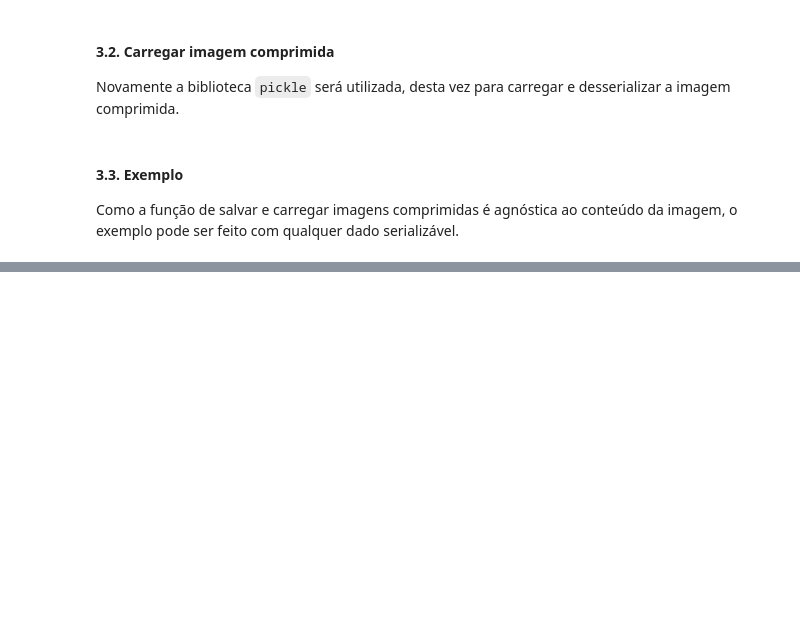
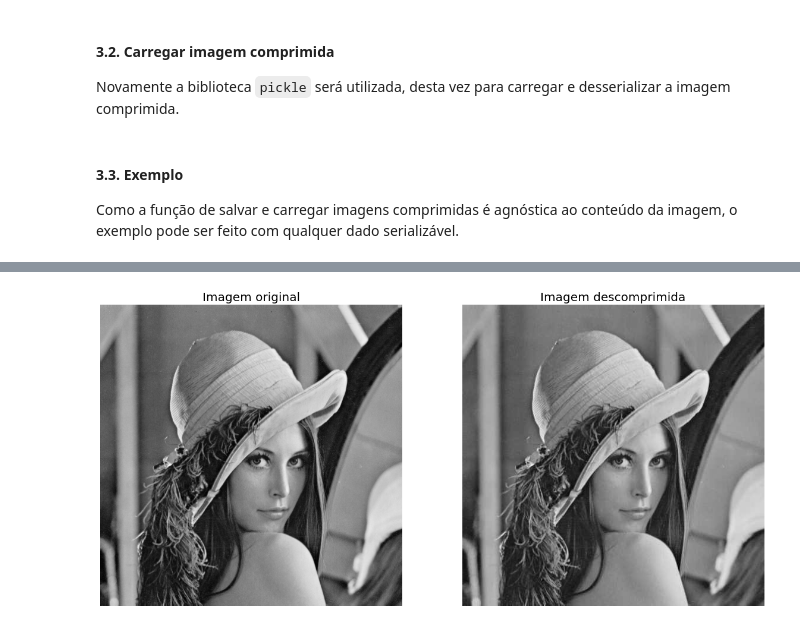
Before and after one commit to pedro-de-oliveira-guedes/image-compressor, a Jupyter notebook: image_compressor.ipynb, the cells around one changed output, grey strips where cells are left out. Drawn from its saved outputs; the diff is of its cells as text; code cells hidden in the pictures; blank space fills up the shorter version.

Commit message:
feat: implementing full compression and decompression algorithms

```diff
--- a/image_compressor.ipynb
+++ b/image_compressor.ipynb
@@ -888,0 +897,18 @@ test_save_and_load_compressed_image()
+# %%
+def full_compression_algorithm(image_path: str, output_file: str) -> None:
+    image = opencv.imread(image_path, opencv.IMREAD_GRAYSCALE)
+
+    rle_blocks = compress_jpeg(image)
+
+    huffman_table, reverse_huffman_table = create_huffman_tables(rle_blocks)
+
+    encoded_blocks = encode_rle_blocks_with_huffman(rle_blocks, huffman_table)
+
+    save_compressed_image(
+        file_data={
+            "image_shape": image.shape,
+            "huffman_table": reverse_huffman_table,
+            "rle_blocks": encoded_blocks,
+        },
+        output_file=output_file,
+    )
@@ -888,0 +918,9 @@ test_save_and_load_compressed_image()
+# %%
+def full_decompression_algorithm(input_file: str, output_file: str) -> None:
+    file_data = load_compressed_image(input_file)
+
+    decoded_blocks = decode_rle_blocks_with_huffman(file_data["rle_blocks"], file_data["huffman_table"])
+
+    decompressed_image = decompress_jpeg(decoded_blocks, file_data["image_shape"])
+
+    opencv.imwrite(output_file, decompressed_image)
@@ -888,0 +932,17 @@ test_save_and_load_compressed_image()
+# %%
+def test_full_compression_and_decompression_algorithms():
+    image_path = "images/lena512.pgm"
+    compressed_file = "compressed_image.gbpg"
+    decompressed_file = "decompressed_image.jpeg"
+
+    full_compression_algorithm(image_path, compressed_file)
+    full_decompression_algorithm(compressed_file, decompressed_file)
+
+    original_image = opencv.imread(image_path, opencv.IMREAD_GRAYSCALE)
+    decompressed_image = opencv.imread(decompressed_file, opencv.IMREAD_GRAYSCALE)
+
+    show_images({"Imagem original": original_image, "Imagem descomprimida": decompressed_image})
+
+test_full_compression_and_decompression_algorithms()
+# %% [output]
+[figure, added]
```
Also changed, not shown: parts of 6 cells of this notebook.
